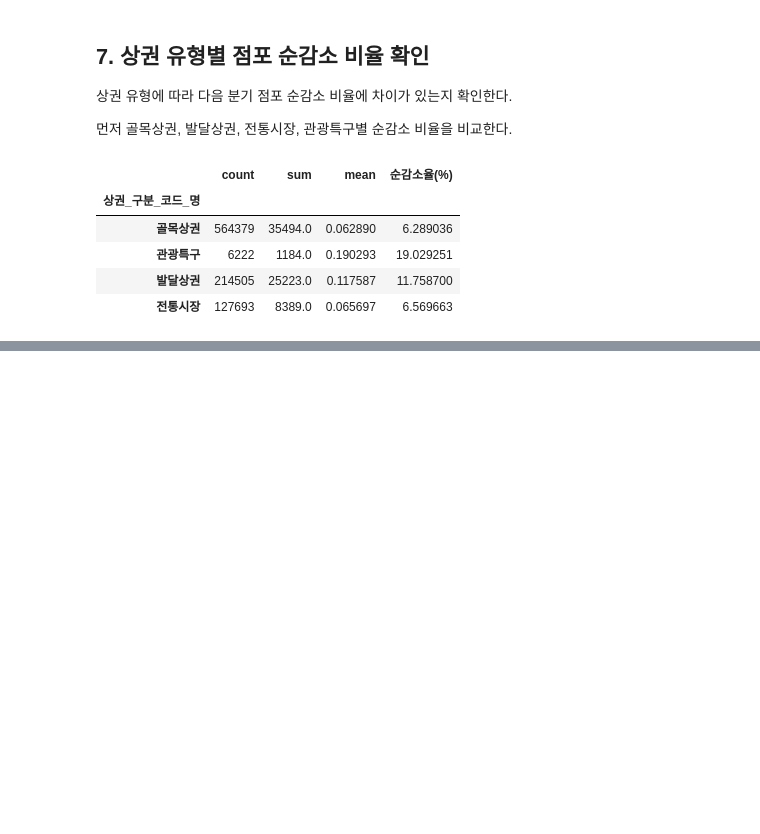
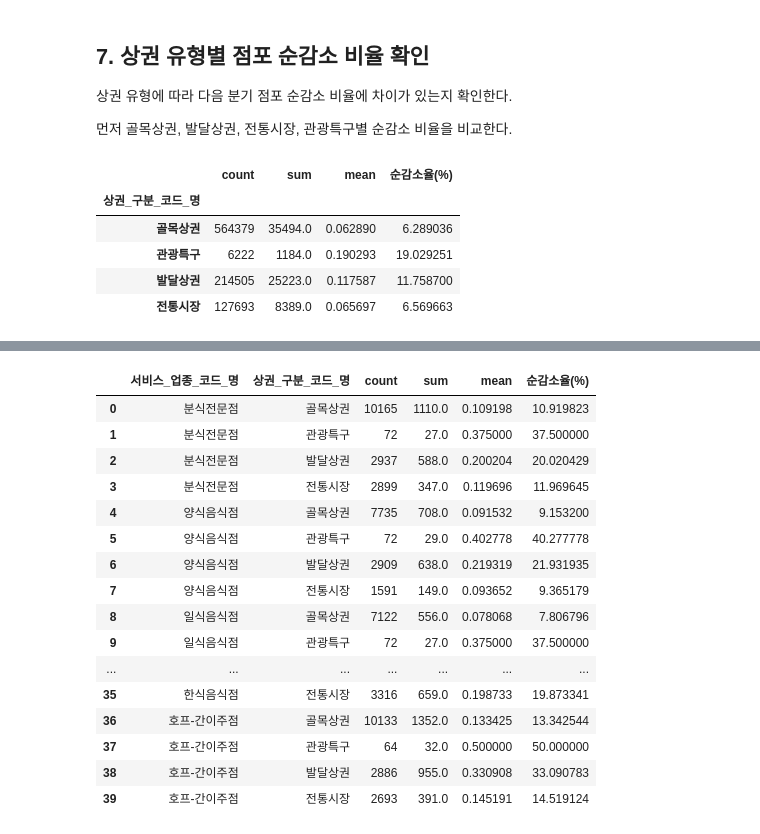
Before and after one commit to ysy3046/project-1, a Jupyter notebook: H1_분석.ipynb, the cells around one changed output, grey strips where cells are left out. Cells and saved outputs as stored; diff of their text form; code cells hidden in the pictures; blank space fills up the shorter version.

```diff
--- a/H1_분석.ipynb
+++ b/H1_분석.ipynb
@@ -741,0 +805,31 @@ Name: count, dtype: int64
+# %%
+# 팀 공통 요식업 10개 업종
+food_codes = [
+    "CS100001",  # 한식음식점
+    "CS100002",  # 중식음식점
+    "CS100003",  # 일식음식점
+    "CS100004",  # 양식음식점
+    "CS100005",  # 제과점
+    "CS100006",  # 패스트푸드점
+    "CS100007",  # 치킨전문점
+    "CS100008",  # 분식전문점
+    "CS100009",  # 호프-간이주점
+    "CS100010",  # 커피-음료
+]
+
+df_food = df_model[
+    df_model["서비스_업종_코드"].isin(food_codes)
+].copy()
+
+print("전체 분석 데이터:", len(df_model))
+print("요식업 분석 데이터:", len(df_food))
+print("요식업 업종 수:", df_food["서비스_업종_코드"].nunique())
+
+print("\n포함된 업종")
+print(
+    df_food[
+        ["서비스_업종_코드", "서비스_업종_코드_명"]
+    ]
+    .drop_duplicates()
+    .sort_values("서비스_업종_코드")
+)
@@ -741,0 +860,32 @@ Name: count, dtype: int64
+# %%
+업종_상권_순감소율 = (
+    df_food
+    .groupby(["서비스_업종_코드_명", "상권_구분_코드_명"])
+    ["다음_분기_순감소"]
+    .agg(["count", "sum", "mean"])
+    .reset_index()
+)
+
+업종_상권_순감소율["순감소율(%)"] = (
+    업종_상권_순감소율["mean"] * 100
+)
+
+업종_상권_순감소율
+# %% [output]
+|  | 서비스_업종_코드_명 | 상권_구분_코드_명 | count | sum | mean | 순감소율(%) |
+| 0 | 분식전문점 | 골목상권 | 10165 | 1110.0 | 0.109198 | 10.919823 |
+| 1 | 분식전문점 | 관광특구 | 72 | 27.0 | 0.375000 | 37.500000 |
+| 2 | 분식전문점 | 발달상권 | 2937 | 588.0 | 0.200204 | 20.020429 |
+| 3 | 분식전문점 | 전통시장 | 2899 | 347.0 | 0.119696 | 11.969645 |
+| 4 | 양식음식점 | 골목상권 | 7735 | 708.0 | 0.091532 | 9.153200 |
+| 5 | 양식음식점 | 관광특구 | 72 | 29.0 | 0.402778 | 40.277778 |
+| 6 | 양식음식점 | 발달상권 | 2909 | 638.0 | 0.219319 | 21.931935 |
+| 7 | 양식음식점 | 전통시장 | 1591 | 149.0 | 0.093652 | 9.365179 |
+| 8 | 일식음식점 | 골목상권 | 7122 | 556.0 | 0.078068 | 7.806796 |
+| 9 | 일식음식점 | 관광특구 | 72 | 27.0 | 0.375000 | 37.500000 |
+| ... | ... | ... | ... | ... | ... | ... |
+| 35 | 한식음식점 | 전통시장 | 3316 | 659.0 | 0.198733 | 19.873341 |
+| 36 | 호프-간이주점 | 골목상권 | 10133 | 1352.0 | 0.133425 | 13.342544 |
+| 37 | 호프-간이주점 | 관광특구 | 64 | 32.0 | 0.500000 | 50.000000 |
+| 38 | 호프-간이주점 | 발달상권 | 2886 | 955.0 | 0.330908 | 33.090783 |
+| 39 | 호프-간이주점 | 전통시장 | 2693 | 391.0 | 0.145191 | 14.519124 |
```
Also changed, not shown: parts of 47 cells of this notebook.
